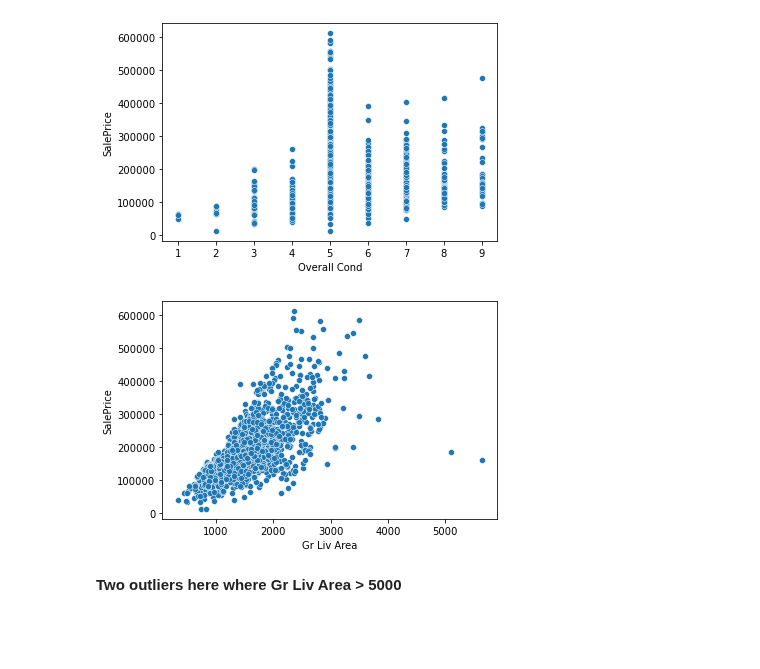
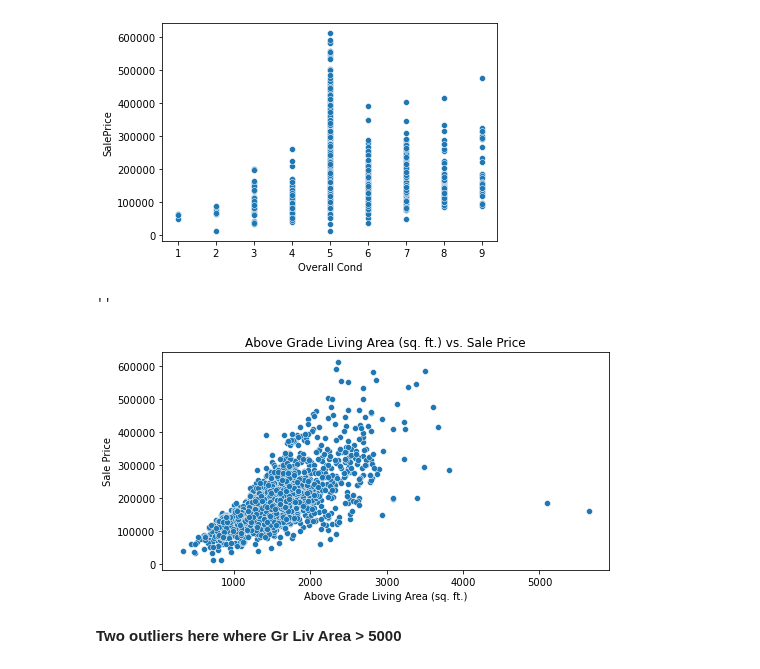
Before and after one commit to pezpet/general-assembly, a Jupyter notebook: labs/project-2-andres/code/01_EDA_and_Cleaning.ipynb, the cells around one changed output. Cells and saved outputs as stored; diff of their text form; code cells hidden in the pictures; blank space fills up the shorter version.

```diff
--- a/labs/project-2-andres/code/01_EDA_and_Cleaning.ipynb
+++ b/labs/project-2-andres/code/01_EDA_and_Cleaning.ipynb
@@ -230,10 +248,17 @@ sns.scatterplot(x=train['Overall Qual'], y=train['SalePrice']);
 sns.scatterplot(x=train['Overall Cond'], y=train['SalePrice']);
 # %% [output]
 [figure]
-# %%
-sns.scatterplot(x=train['Gr Liv Area'], y=train['SalePrice']);
-# %% [output]
-[figure, removed]
+# %%
+plt.figure(figsize=(8, 4), facecolor='white')
+sns.scatterplot(x=train['Gr Liv Area'], y=train['SalePrice'])
+plt.title('Above Grade Living Area (sq. ft.) vs. Sale Price')
+plt.ylabel('Sale Price')
+plt.xlabel('Above Grade Living Area (sq. ft.)')
+plt.savefig('../presentation/liv_area_scatter.png')
+;
+# %% [output]
+''
+[figure, added]
 # %% [markdown]
 **Two outliers here where Gr Liv Area > 5000**
 # %%
```
Also changed, not shown: parts of 13 cells of this notebook, 11 other files.
